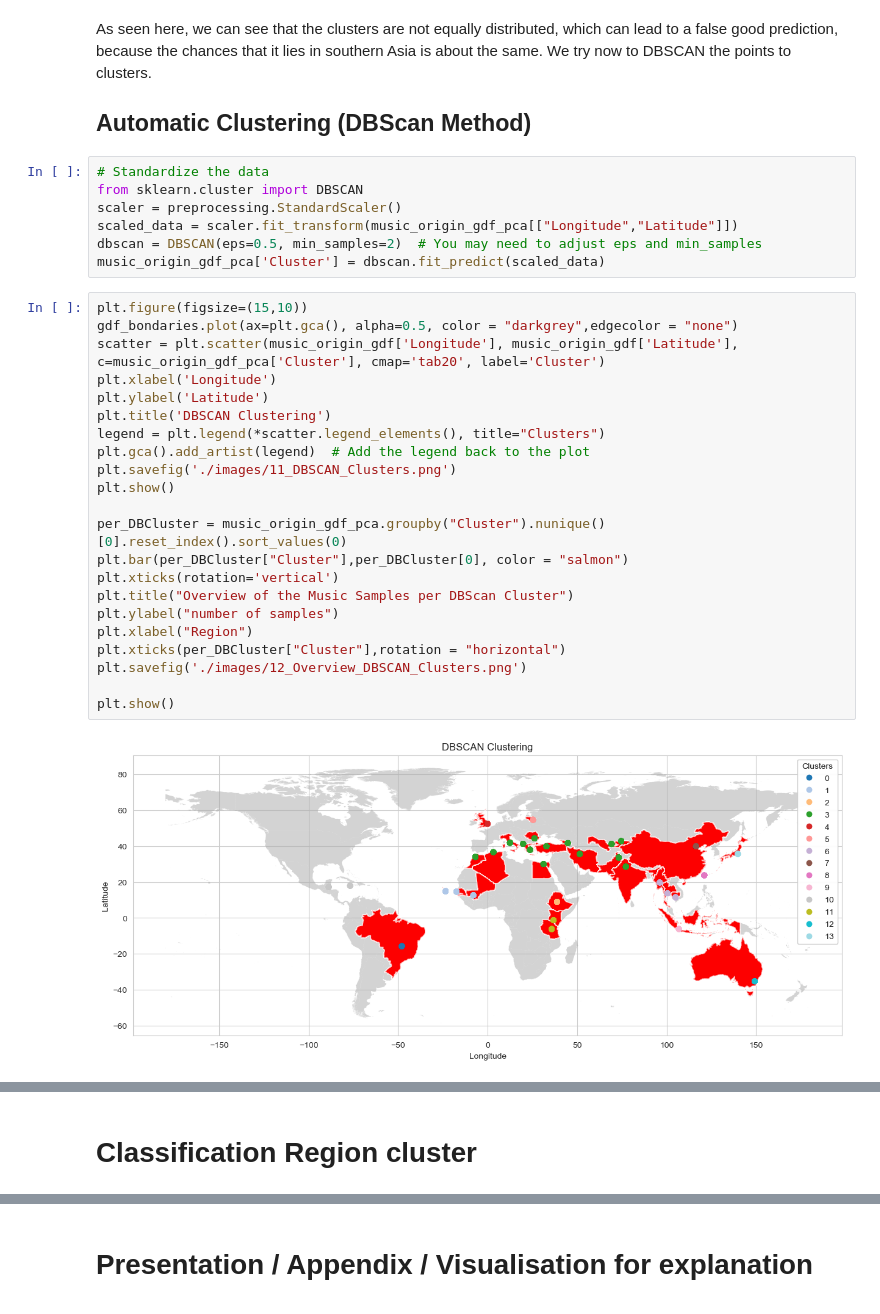
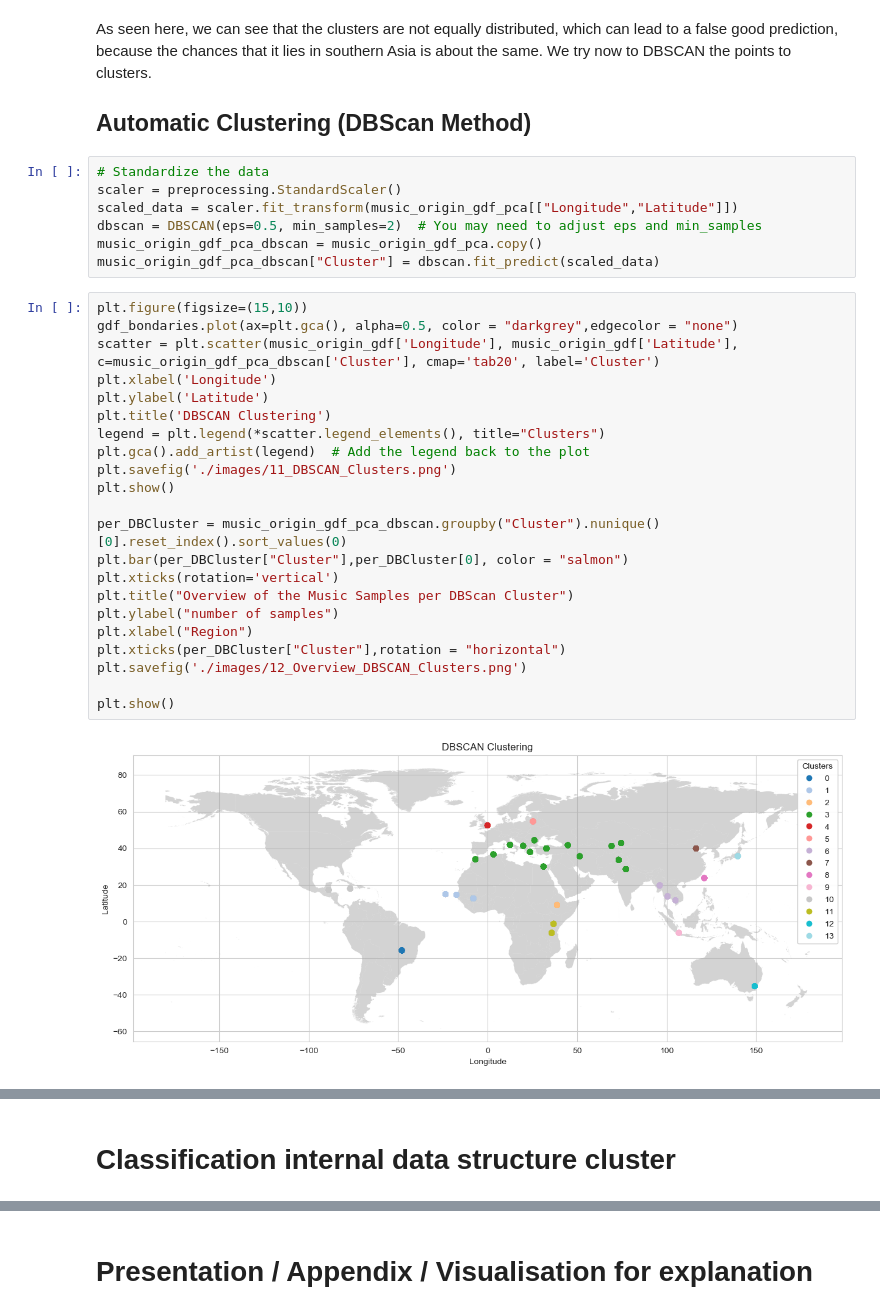
Before and after one commit to widmerc/GEO871, a Jupyter notebook: Project.ipynb, the cells around one changed output, grey strips where cells are left out. Drawn from its saved outputs; the diff is of its cells as text.

```diff
--- a/Project.ipynb
+++ b/Project.ipynb
@@ -256,35 +258,35 @@ As seen here, we can see that the clusters are not equally distributed, which ca
 ## Automatic Clustering (DBScan Method)
 # %%
 # Standardize the data
-from sklearn.cluster import DBSCAN
 scaler = preprocessing.StandardScaler()
 scaled_data = scaler.fit_transform(music_origin_gdf_pca[["Longitude","Latitude"]])
 dbscan = DBSCAN(eps=0.5, min_samples=2)  # You may need to adjust eps and min_samples
-music_origin_gdf_pca['Cluster'] = dbscan.fit_predict(scaled_data)
+music_origin_gdf_pca_dbscan = music_origin_gdf_pca.copy()
+music_origin_gdf_pca_dbscan["Cluster"] = dbscan.fit_predict(scaled_data)
 # %%
 plt.figure(figsize=(15,10))
 gdf_bondaries.plot(ax=plt.gca(), alpha=0.5, color = "darkgrey",edgecolor = "none")
-scatter = plt.scatter(music_origin_gdf['Longitude'], music_origin_gdf['Latitude'], c=music_origin_gdf_pca['Cluster'], cmap='tab20', label='Cluster')
+scatter = plt.scatter(music_origin_gdf['Longitude'], music_origin_gdf['Latitude'], c=music_origin_gdf_pca_dbscan['Cluster'], cmap='tab20', label='Cluster')
 plt.xlabel('Longitude')
 plt.ylabel('Latitude')
 plt.title('DBSCAN Clustering')
 legend = plt.legend(*scatter.legend_elements(), title="Clusters")
 plt.gca().add_artist(legend)  # Add the legend back to the plot
 plt.savefig('./images/11_DBSCAN_Clusters.png')
 plt.show()
 
-per_DBCluster = music_origin_gdf_pca.groupby("Cluster").nunique()[0].reset_index().sort_values(0)
+per_DBCluster = music_origin_gdf_pca_dbscan.groupby("Cluster").nunique()[0].reset_index().sort_values(0)
 plt.bar(per_DBCluster["Cluster"],per_DBCluster[0], color = "salmon")
 plt.xticks(rotation='vertical')
 plt.title("Overview of the Music Samples per DBScan Cluster")
 plt.ylabel("number of samples")
 plt.xlabel("Region")
 plt.xticks(per_DBCluster["Cluster"],rotation = "horizontal")
 plt.savefig('./images/12_Overview_DBSCAN_Clusters.png')
 
 plt.show()
 # %% [output]
-[figure, old version]
+[figure, new version]
 [figure]
 # %% [markdown]
-# Classification Region cluster
+# Classification internal data structure cluster
```
Also changed, not shown: parts of 22 cells of this notebook, 8 other files.
